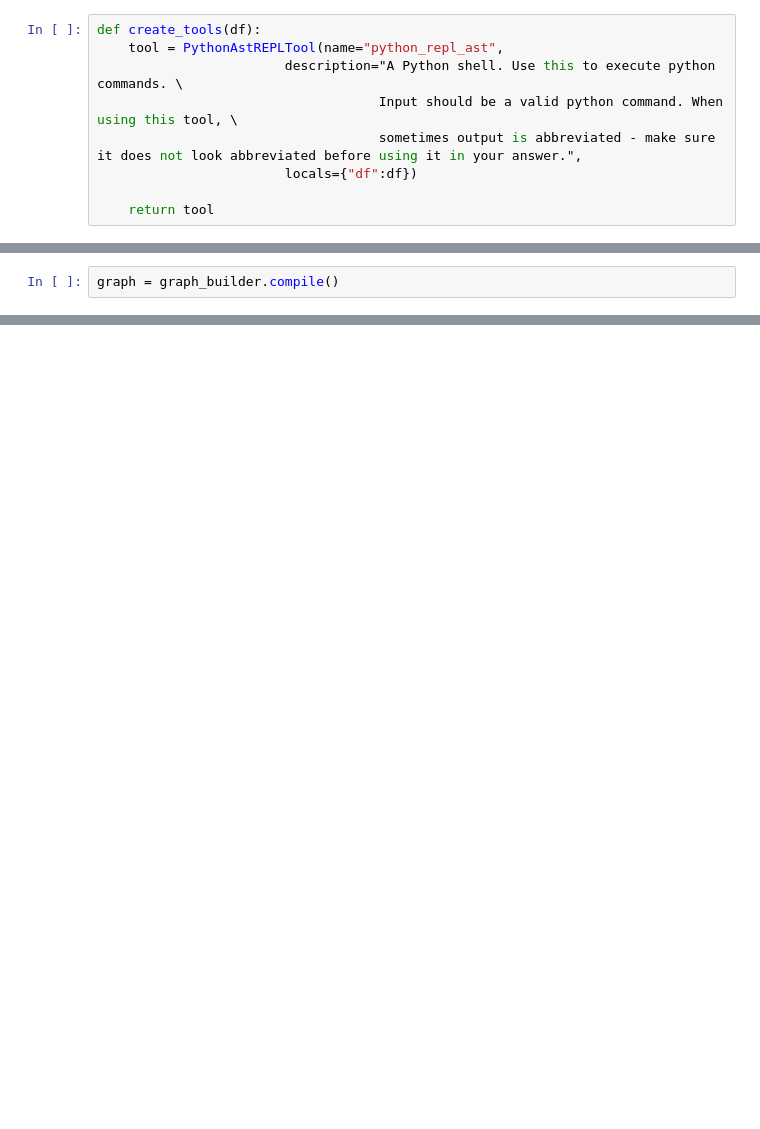
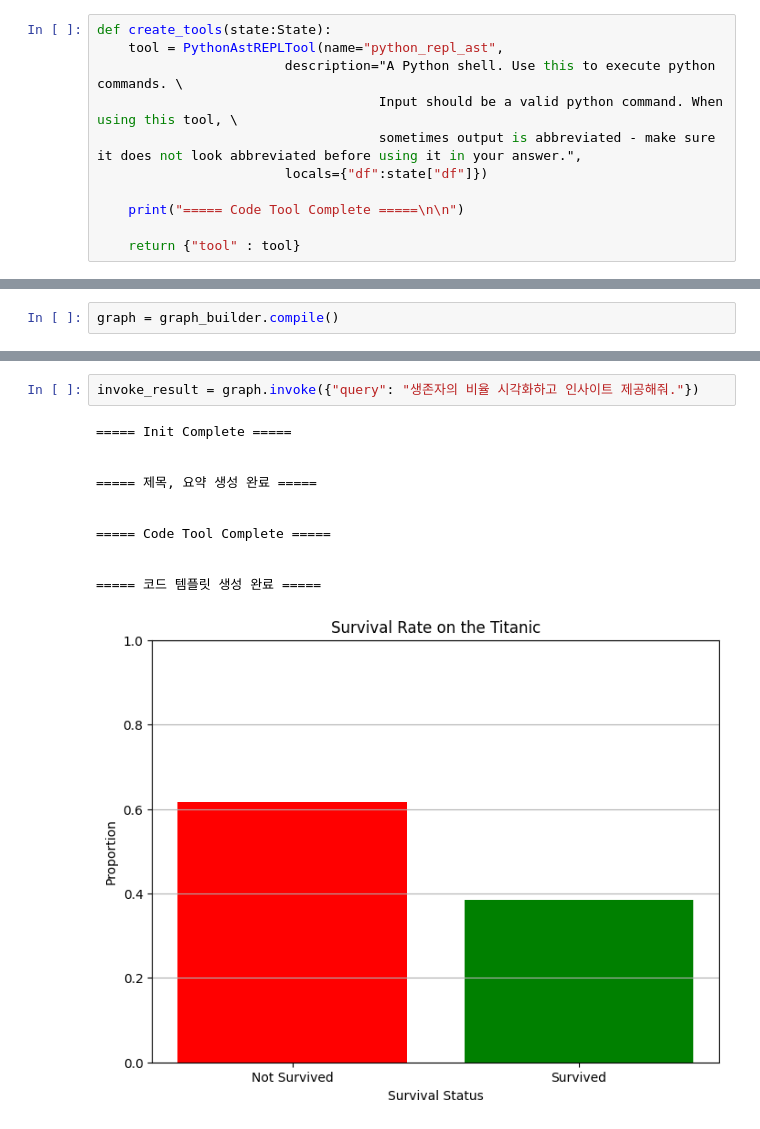
Before and after one commit to Ukbang/Agent_with_EtNews, a Jupyter notebook: Part2-Graph.ipynb, the cells around one changed output, grey strips where cells are left out. Drawn from its saved outputs; the diff is of its cells as text; blank space fills up the shorter version.

```diff
--- a/Part2-Graph.ipynb
+++ b/Part2-Graph.ipynb
@@ -82,9 +100,11 @@ def create_title_summary(df, file_path):
 # %%
-def create_tools(df):
+def create_tools(state:State):
     tool = PythonAstREPLTool(name="python_repl_ast",
                         description="A Python shell. Use this to execute python commands. \
                                     Input should be a valid python command. When using this tool, \
                                     sometimes output is abbreviated - make sure it does not look abbreviated before using it in your answer.",
-                        locals={"df":df})
+                        locals={"df":state["df"]})
 
-    return tool
+    print("===== Code Tool Complete =====\n\n")
+
+    return {"tool" : tool}
@@ -163,0 +268,14 @@ result
+# %%
+invoke_result = graph.invoke({"query": "생존자의 비율 시각화하고 인사이트 제공해줘."})
+# %% [output]
+===== Init Complete =====
+
+
+===== 제목, 요약 생성 완료 =====
+
+
+===== Code Tool Complete =====
+
+
+===== 코드 템플릿 생성 완료 =====
+[figure, added]
```
Also changed, not shown: parts of 18 cells of this notebook, 1 other file.
